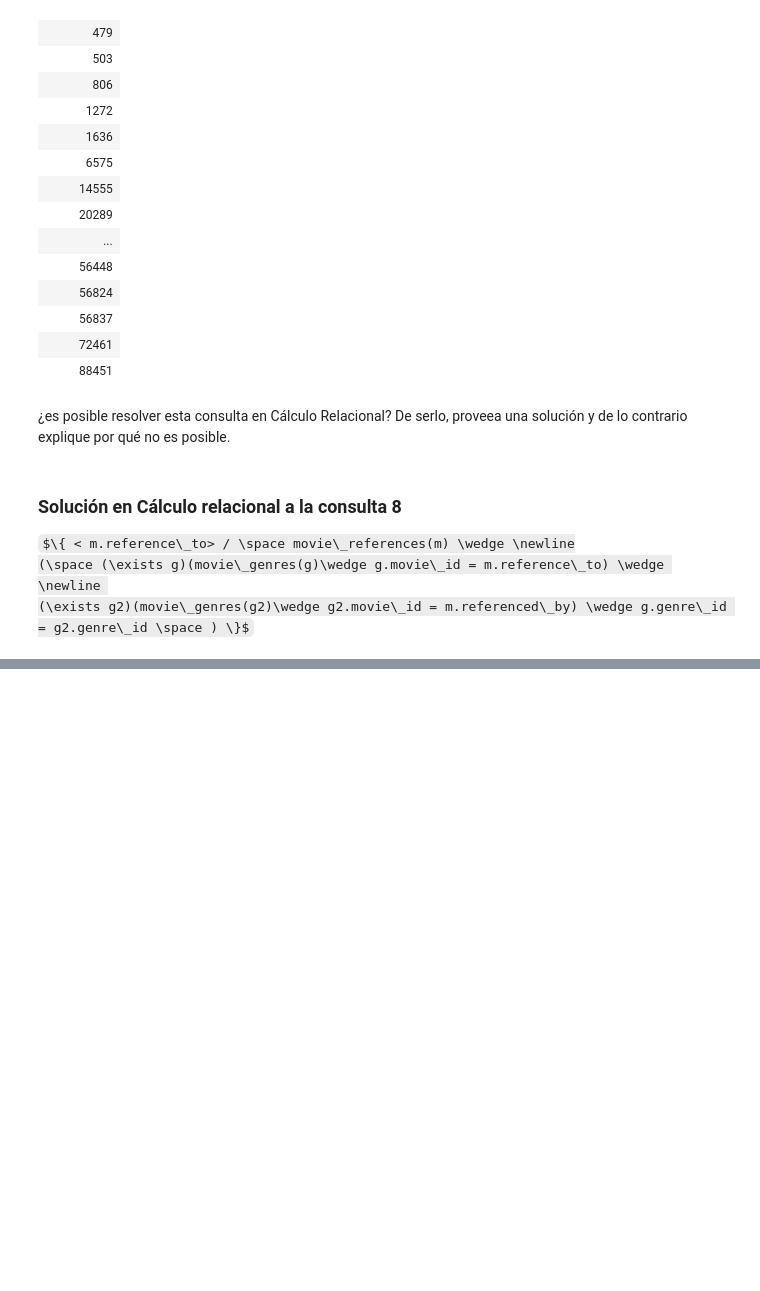
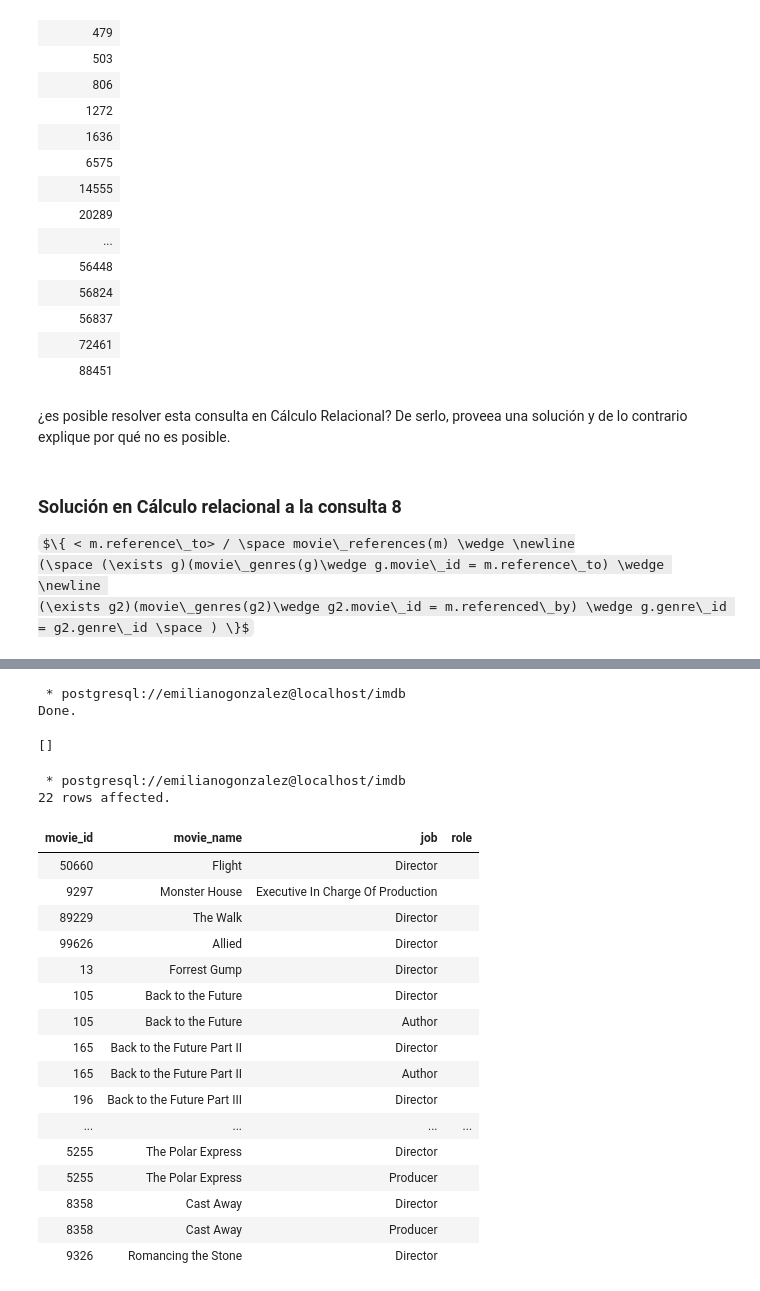
Before and after one commit to gonzalezemiliano/sql-challenge, a Jupyter notebook: db/sol.ipynb, the cells around one changed output, grey strips where cells are left out. Cells and saved outputs as stored; diff of their text form; code cells hidden in the pictures; some formulas as TeX source; blank space fills up the shorter version.

```diff
--- a/db/sol.ipynb
+++ b/db/sol.ipynb
@@ -309,0 +378,51 @@ $\{ < m.reference\_to> / \space movie\_references(m) \wedge \newline
+# %%
+%%sql
+
+CREATE OR REPLACE FUNCTION get_person_movie_roles(p_person_id BIGINT)
+RETURNS TABLE (
+  movie_id BIGINT,
+  movie_name TEXT,
+  job TEXT,
+  role TEXT
+) AS $$
+BEGIN
+  RETURN QUERY
+  SELECT
+    m.id,
+    m.name,
+    j.name AS job,
+    c.role
+  FROM casts c
+  JOIN movies m ON c.movie_id = m.id
+  JOIN jobs j ON c.job_id = j.id
+  WHERE c.person_id = p_person_id;
+END;
+$$ LANGUAGE plpgsql;
+# %% [output]
+ * postgresql://emilianogonzalez@localhost/imdb
+Done.
+[]
+# %%
+%%sql
+-- Ejemplo de uso de la función
+SELECT * FROM get_person_movie_roles(24);
+# %% [output]
+ * postgresql://emilianogonzalez@localhost/imdb
+22 rows affected.
+| movie_id | movie_name | job | role |
+| 50660 | Flight | Director |  |
+| 9297 | Monster House | Executive In Charge Of Production |  |
+| 89229 | The Walk | Director |  |
+| 99626 | Allied | Director |  |
+| 13 | Forrest Gump | Director |  |
+| 105 | Back to the Future | Director |  |
+| 105 | Back to the Future | Author |  |
+| 165 | Back to the Future Part II | Director |  |
+| 165 | Back to the Future Part II | Author |  |
+| 196 | Back to the Future Part III | Director |  |
+| ... | ... | ... | ... |
+| 5255 | The Polar Express | Director |  |
+| 5255 | The Polar Express | Producer |  |
+| 8358 | Cast Away | Director |  |
+| 8358 | Cast Away | Producer |  |
+| 9326 | Romancing the Stone | Director |  |
```
Also changed, not shown: parts of 4 cells of this notebook, 3 other files.
